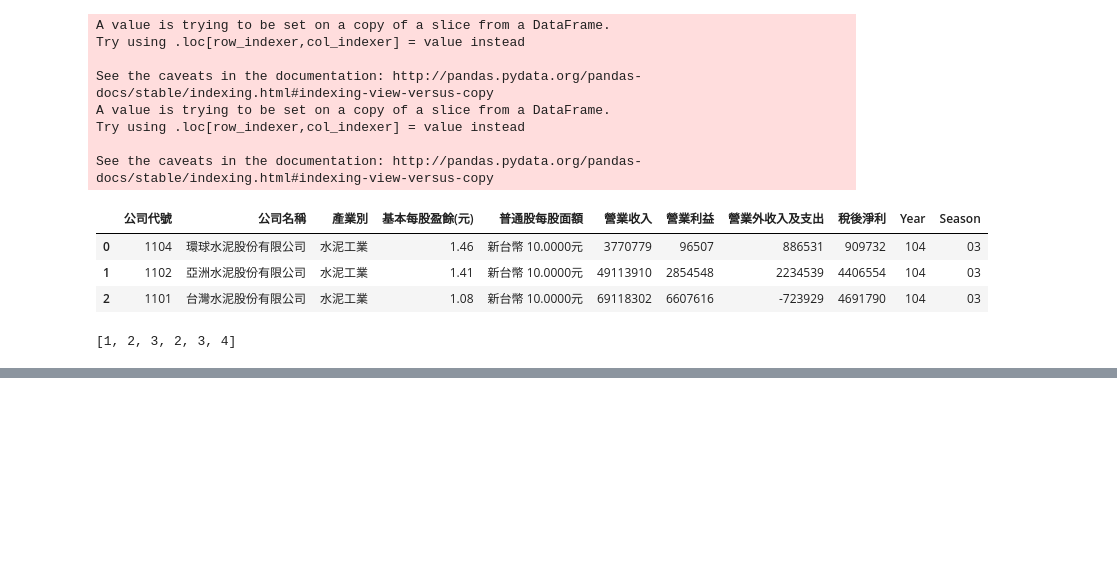
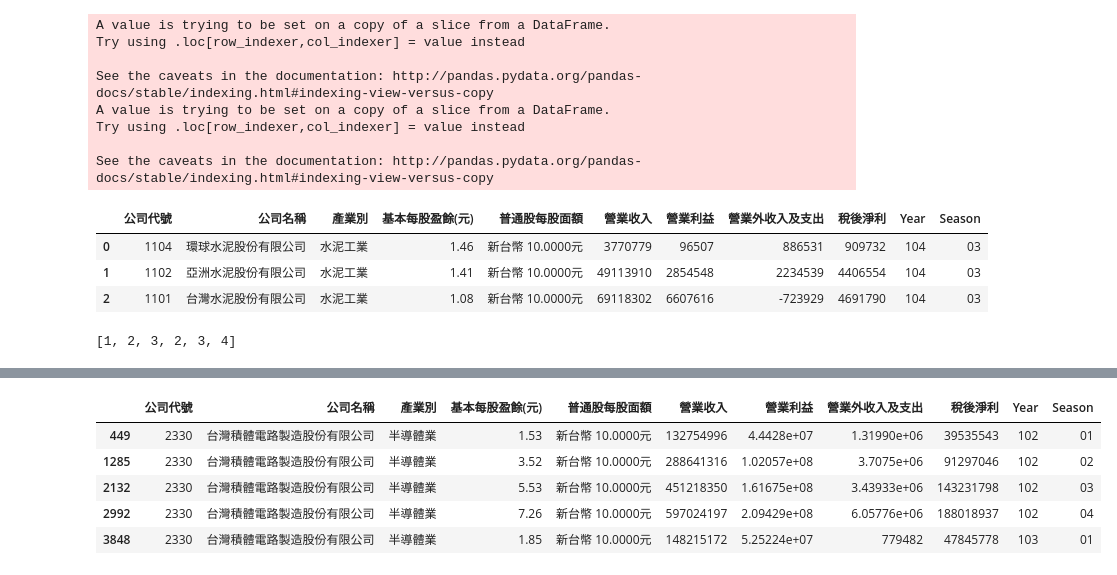
Before and after one commit to ywchiu/pyfinance, a Jupyter notebook: 20160329Demo.ipynb, the cells around one changed output, grey strips where cells are left out. Drawn from its saved outputs; the diff is of its cells as text; code cells hidden in the pictures; blank space fills up the shorter version.

```diff
--- a/20160329Demo.ipynb
+++ b/20160329Demo.ipynb
@@ -376,0 +394,9 @@ dfs10403[0]
+# %%
+stockdf[stockdf['公司代號'.decode('utf-8')] == '2330'].head()
+# %% [output]
+|  | 公司代號 | 公司名稱 | 產業別 | 基本每股盈餘(元) | 普通股每股面額 | 營業收入 | 營業利益 | 營業外收入及支出 | 稅後淨利 | Year | Season |
+| 449 | 2330 | 台灣積體電路製造股份有限公司 | 半導體業 | 1.53 | 新台幣 10.0000元 | 132754996 | 4.4428e+07 | 1.31990e+06 | 39535543 | 102 | 01 |
+| 1285 | 2330 | 台灣積體電路製造股份有限公司 | 半導體業 | 3.52 | 新台幣 10.0000元 | 288641316 | 1.02057e+08 | 3.7075e+06 | 91297046 | 102 | 02 |
+| 2132 | 2330 | 台灣積體電路製造股份有限公司 | 半導體業 | 5.53 | 新台幣 10.0000元 | 451218350 | 1.61675e+08 | 3.43933e+06 | 143231798 | 102 | 03 |
+| 2992 | 2330 | 台灣積體電路製造股份有限公司 | 半導體業 | 7.26 | 新台幣 10.0000元 | 597024197 | 2.09429e+08 | 6.05776e+06 | 188018937 | 102 | 04 |
+| 3848 | 2330 | 台灣積體電路製造股份有限公司 | 半導體業 | 1.85 | 新台幣 10.0000元 | 148215172 | 5.25224e+07 | 779482 | 47845778 | 103 | 01 |
```
Also changed, not shown: parts of 7 cells of this notebook.
